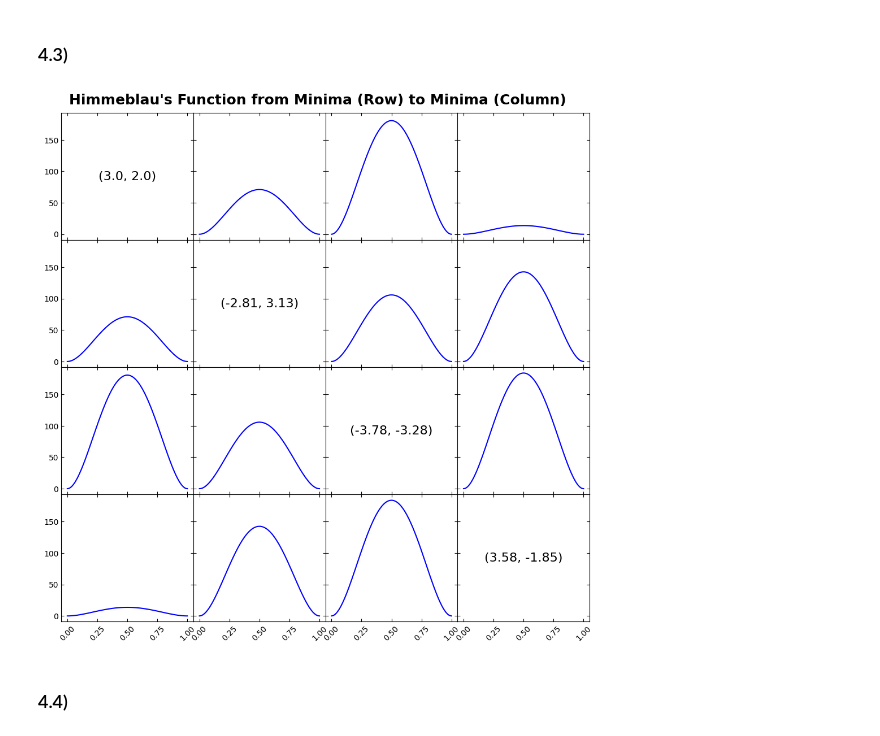
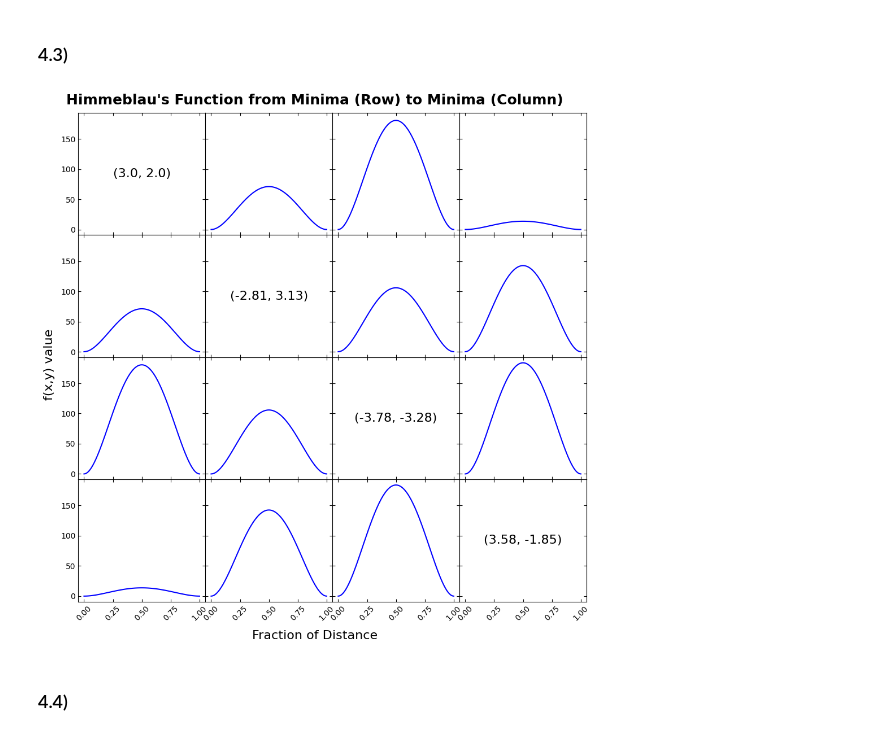
Before and after one commit to JoshuaNgXY/MSE-298, a Jupyter notebook: MSE298 HW0.ipynb, the cells around one changed output. Saved outputs shown, nothing was run; the diff lists cells and outputs as text; code cells hidden in the pictures.

```diff
--- a/MSE298 HW0.ipynb
+++ b/MSE298 HW0.ipynb
@@ -288,33 +288,35 @@ plt.close('all')
 fig, axes = plt.subplots(4, 4, figsize=(10, 10), sharex=True, sharey=True,
                          gridspec_kw={'wspace': 0, 'hspace': 0})
 
 labels = [f"({round(min_x[i], 2)}, {round(min_y[i], 2)})" for i in range(4)]
 
 for i in range(4):
     for j in range(4):
         ax = axes[i, j]
 
         if i == j:
             ax.text(0.5, 0.5, labels[i], transform=ax.transAxes,
                     ha='center', va='center', fontsize=16, color='k')
         else:
             xv, yv = plot_min_2_min([min_x[i], min_y[i]], [min_x[j], min_y[j]])
             ax.plot(xv, yv, color='b')
 
         ax.tick_params(direction='in', top=True, right=True)
 
         if j != 0:
             ax.tick_params(axis='y', labelleft=False)
 
         if i != 3:
             ax.tick_params(axis='x', labelbottom=False)
         else:
             ax.tick_params(axis='x', labelrotation = 45)
 
 fig.suptitle("Himmeblau's Function from Minima (Row) to Minima (Column)", fontsize=18, fontweight = "bold")
+fig.supxlabel("Fraction of Distance", fontsize = 16)
+fig.supylabel("f(x,y) value", fontsize = 16)
 plt.tight_layout()
 plt.show()
 # %% [output]
-[figure, old version]
+[figure, new version]
 # %% [markdown]
 ### 4.4)
```
Also changed, not shown: parts of 1 cell of this notebook.
